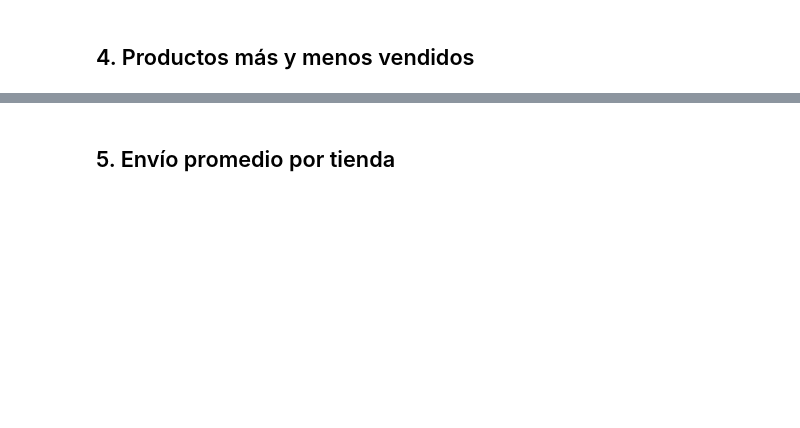
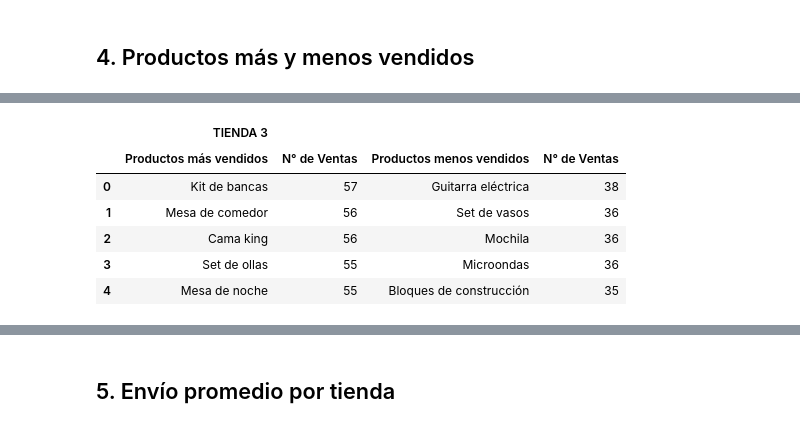
Before and after one commit to Omar05129/Alura-Store-Challengue, a Jupyter notebook: AluraStoreLatam.ipynb, the cells around one changed output, grey strips where cells are left out. Cells and saved outputs as stored; diff of their text form; code cells hidden in the pictures; blank space fills up the shorter version.

```diff
--- a/AluraStoreLatam.ipynb
+++ b/AluraStoreLatam.ipynb
@@ -349,0 +420,28 @@ no changes added to commit (use "git add" and/or "git commit -a")
+# %%
+ventas_por_producto3=tienda3["Producto"].value_counts().to_frame()
+ventas_por_producto3.columns = ["Tienda 3"]
+# Más vendidos
+mas_vendidos3 = ventas_por_producto3.head(5).reset_index()
+
+# Menos vendidos
+menos_vendidos3 = ventas_por_producto3.tail(5).reset_index()
+
+# Cambiar nombres de columnas
+mas_vendidos3.columns = ["Productos más vendidos", "N° de Ventas"]
+menos_vendidos3.columns = ["Productos menos vendidos", "N° de Ventas"]
+
+# Unir
+tabla_producto_tienda3 = pd.concat([mas_vendidos3, menos_vendidos3], axis=1)
+tabla_producto_tienda3.columns = pd.MultiIndex.from_tuples(
+    [("TIENDA 3", col) for col in tabla_producto_tienda3.columns]
+)
+
+tabla_producto_tienda3
+# %% [output]
+|  | TIENDA 3 |  |  |  |
+|  | Productos más vendidos | N° de Ventas | Productos menos vendidos | N° de Ventas |
+| 0 | Kit de bancas | 57 | Guitarra eléctrica | 38 |
+| 1 | Mesa de comedor | 56 | Set de vasos | 36 |
+| 2 | Cama king | 56 | Mochila | 36 |
+| 3 | Set de ollas | 55 | Microondas | 36 |
+| 4 | Mesa de noche | 55 | Bloques de construcción | 35 |
```
Also changed, not shown: parts of 12 cells of this notebook.
